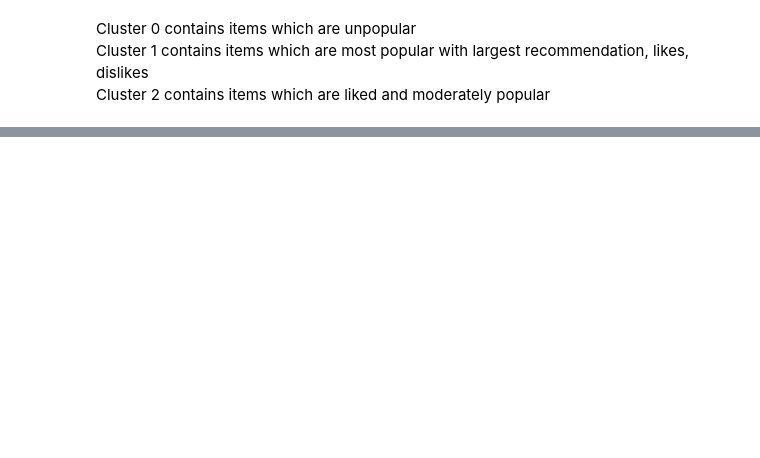
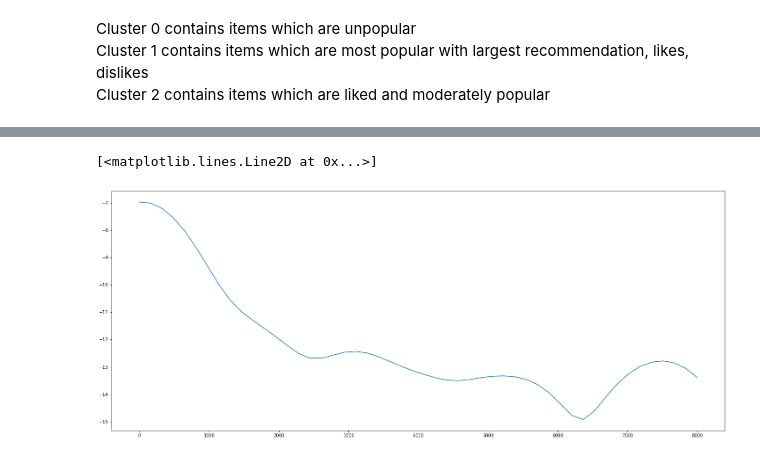
Before and after one commit to sulaimanbehzad/Clustering_according_to_item_popularity, a Jupyter notebook: clustering.ipynb, the cells around one changed output, grey strips where cells are left out. Cells and saved outputs as stored; diff of their text form; code cells hidden in the pictures; blank space fills up the shorter version.

```diff
--- a/clustering.ipynb
+++ b/clustering.ipynb
@@ -527,0 +544,3 @@ Cluster 2 contains items which are liked and moderately popular
+# %%
+orders = orders.groupby('city_name_fa', as_index=False).sum()
+orders.head()
@@ -527,0 +580,12 @@ Cluster 2 contains items which are liked and moderately popular
+# %%
+lof = LocalOutlierFactor(contamination=0.01, n_neighbors=10)
+temp = orders['Quantity_item'].values.reshape(-1,1)
+yhat = lof.fit_predict(temp)
+mask = yhat != -1
+# # for i in range(0, len(mask)):
+# #   if mask[i] = True:
+# orders.info()
+for index, row in orders.iterrows():
+  if mask[index] != True:
+    orders_outlier = orders.drop(index=index)
+orders_outlier.info()
@@ -527,0 +604,3 @@ Cluster 2 contains items which are liked and moderately popular
+# %%
+X_train = orders_outlier['Quantity_item'].tolist()
+X_train
@@ -527,0 +625,12 @@ Cluster 2 contains items which are liked and moderately popular
+# %%
+X = np.array(X_train)
+X = X.reshape(-1, 1)
+# %%
+plt.figure(figsize=(25, 10))
+kde = KernelDensity(kernel='gaussian', bandwidth=400).fit(X)
+n_samples = np.linspace(0,9000)
+scores = kde.score_samples(s.reshape(-1,1))
+plt.plot(s, e)
+# %% [output]
+[<matplotlib.lines.Line2D at 0x...>]
+[figure, added]
```
Also changed, not shown: parts of 21 cells of this notebook.
